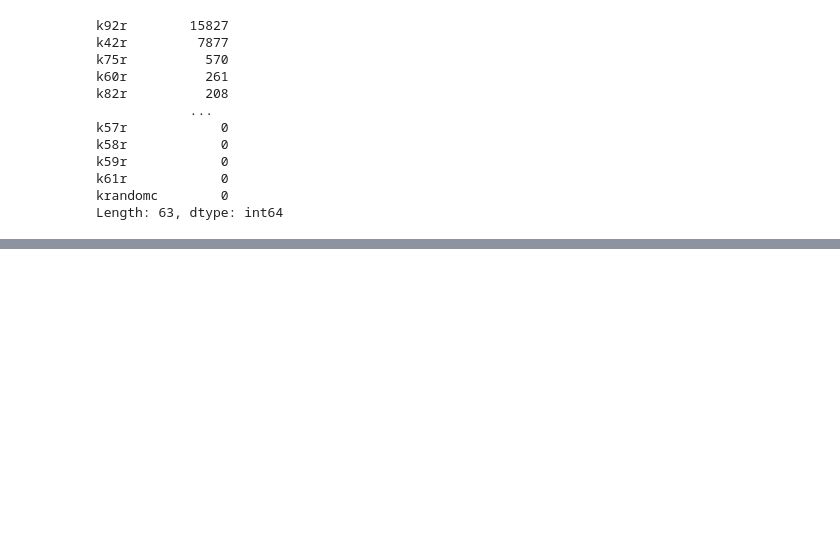
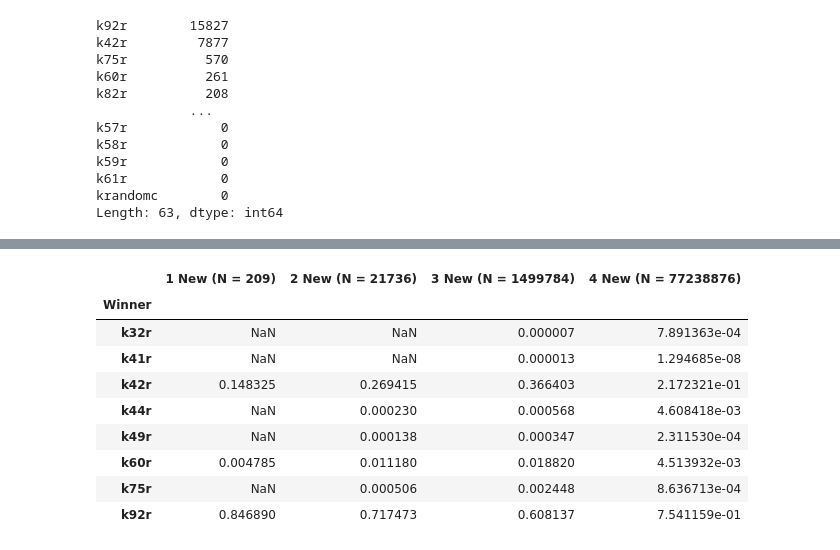
Before and after one commit to Axelrod-Python/revisiting-axelrod-second, a Jupyter notebook: src/Extra_invitations.ipynb, the cells around one changed output, grey strips where cells are left out. Cells and saved outputs as stored; diff of their text form; code cells hidden in the pictures; blank space fills up the shorter version.

```diff
--- a/src/Extra_invitations.ipynb
+++ b/src/Extra_invitations.ipynb
@@ -249,0 +278,13 @@ Length: 63, dtype: int64
+# %%
+alternate_winners_proportion_df[alternate_winners_proportion_df.index.isin(ranked_df.columns)]
+# %% [output]
+|  | 1 New (N = 209) | 2 New (N = 21736) | 3 New (N = 1499784) | 4 New (N = 77238876) |
+| Winner |  |  |  |  |
+| k32r | NaN | NaN | 0.000007 | 7.891363e-04 |
+| k41r | NaN | NaN | 0.000013 | 1.294685e-08 |
+| k42r | 0.148325 | 0.269415 | 0.366403 | 2.172321e-01 |
+| k44r | NaN | 0.000230 | 0.000568 | 4.608418e-03 |
+| k49r | NaN | 0.000138 | 0.000347 | 2.311530e-04 |
+| k60r | 0.004785 | 0.011180 | 0.018820 | 4.513932e-03 |
+| k75r | NaN | 0.000506 | 0.002448 | 8.636713e-04 |
+| k92r | 0.846890 | 0.717473 | 0.608137 | 7.541159e-01 |
```
Also changed, not shown: parts of 3 cells of this notebook, 6 other files.
